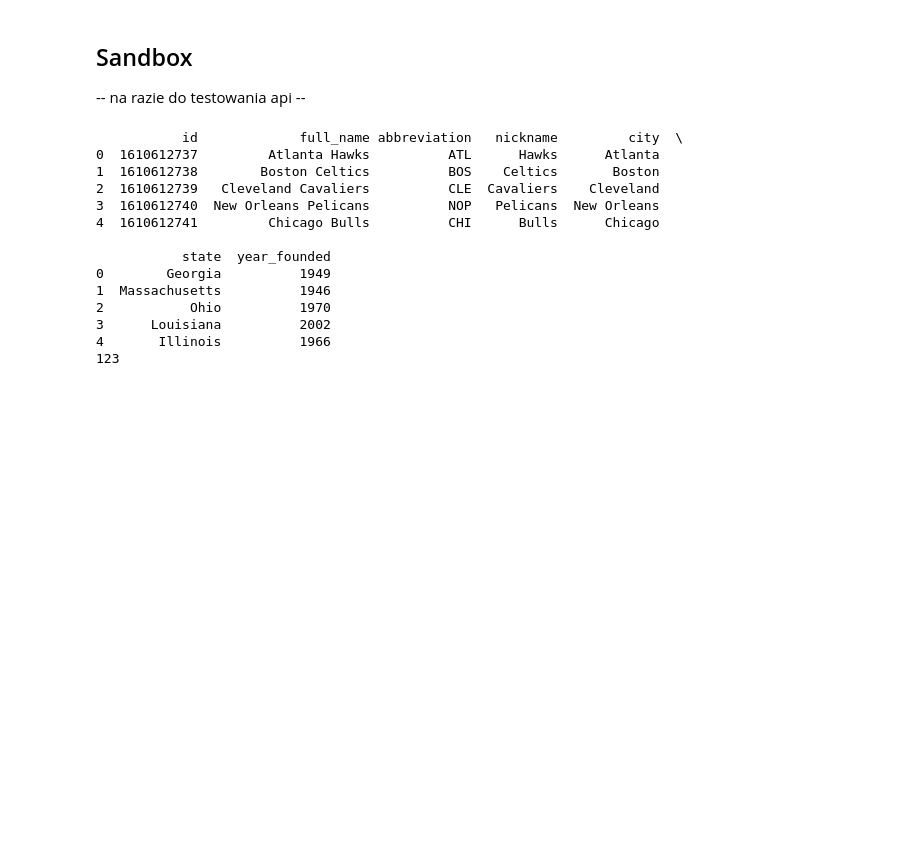
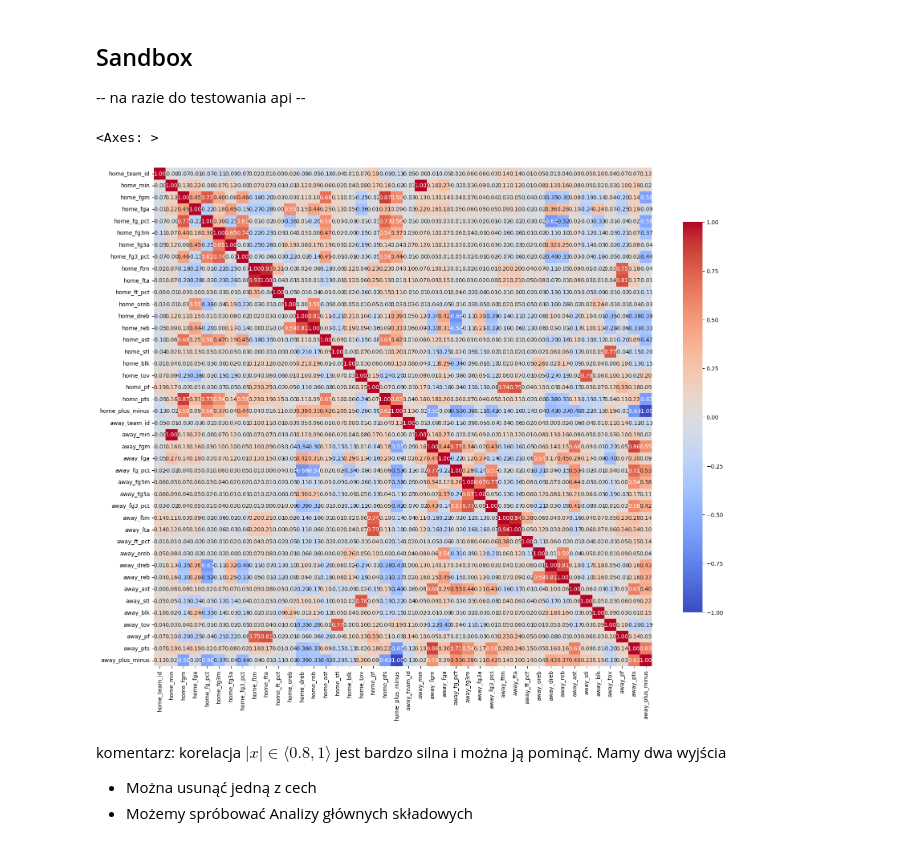
Before and after one commit to szymond44/nba-total-points-prediction-model, a Jupyter notebook: notebooks/nba-data-exploring.ipynb, the cells around one changed output. Cells and saved outputs as stored; diff of their text form; code cells hidden in the pictures; blank space fills up the shorter version.

Commit message:
Added correlation matrix to notebook

```diff
--- a/notebooks/nba-data-exploring.ipynb
+++ b/notebooks/nba-data-exploring.ipynb
@@ -25,24 +27,23 @@ The autoreload extension is already loaded. To reload it, use:
 # %%
 %reload_ext autoreload
 api = ApiFetcher()
-list = api.teams
-
-df = pd.DataFrame(list)
-print(df.head())
-
-print("123")
-# %% [output]
-           id             full_name abbreviation   nickname         city  \
-0  1610612737         Atlanta Hawks          ATL      Hawks      Atlanta
-1  1610612738        Boston Celtics          BOS    Celtics       Boston
-2  1610612739   Cleveland Cavaliers          CLE  Cavaliers    Cleveland
-3  1610612740  New Orleans Pelicans          NOP   Pelicans  New Orleans
-4  1610612741         Chicago Bulls          CHI      Bulls      Chicago
-
-           state  year_founded
-0        Georgia          1949
-1  Massachusetts          1946
-2           Ohio          1970
-3      Louisiana          2002
-4       Illinois          1966
-123
+# %%
+columns = list(api.data.columns)
+columns_to_drop = ['game_id', 'home_video_available', 'away_video_available']
+numeric_columns = api.data.select_dtypes(include=['float64', 'int64']).columns.tolist()
+for col in columns_to_drop:
+    if col in numeric_columns:
+        numeric_columns.remove(col)
+# %%
+plt.figure(figsize=(20, 18))
+correlation_matrix = api.data[numeric_columns].corr()
+sns.heatmap(correlation_matrix, annot=True, fmt='.2f', cmap='coolwarm', square=True, cbar_kws={"shrink": .7})
+# %% [output]
+<Axes: >
+[figure, added]
+# %% [markdown]
+komentarz:
+korelacja $|x|\in \langle 0.8, 1 \rangle$ jest bardzo silna i można ją pominąć. Mamy dwa wyjścia
+
+- Można usunąć jedną z cech
+- Możemy spróbować Analizy głównych składowych
```
Also changed, not shown: parts of 3 cells of this notebook.
